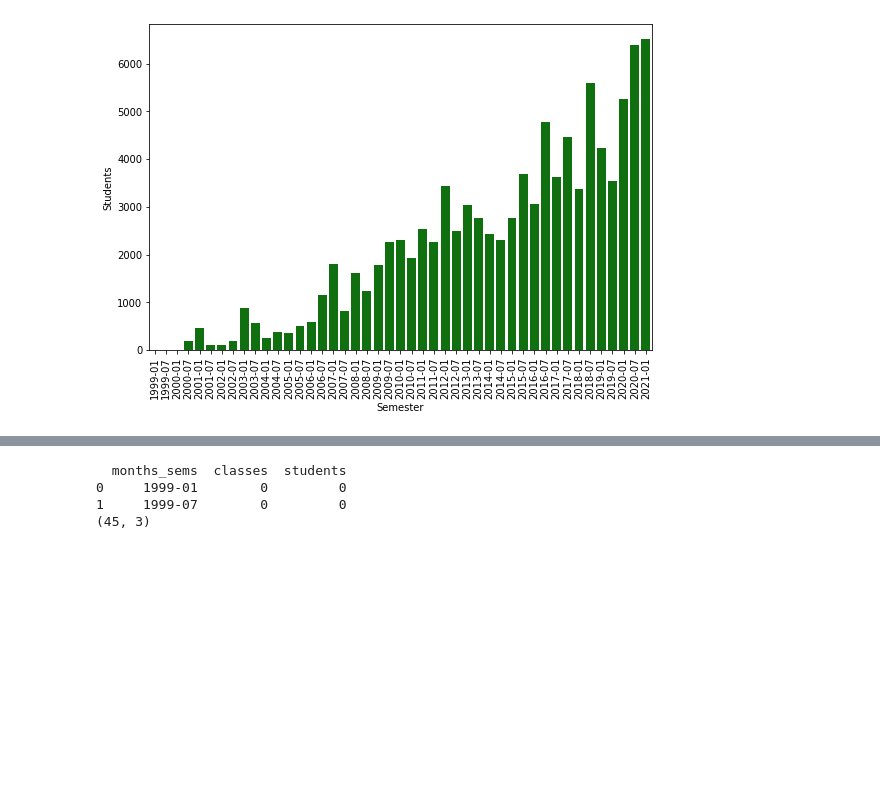
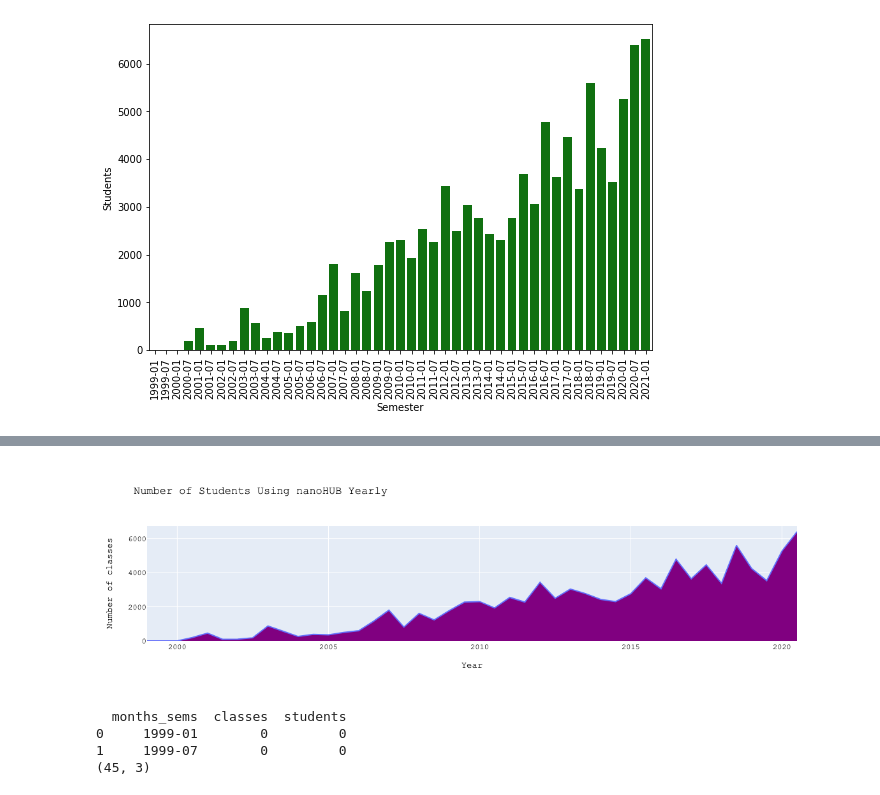
Before and after one commit to saxenap/nanohub, a Jupyter notebook: nanoHUB/pipeline/plotting/classclust_semester_participants.ipynb, the cells around one changed output, grey strips where cells are left out. Cells and saved outputs as stored; diff of their text form; code cells hidden in the pictures; blank space fills up the shorter version.

```diff
--- a/nanoHUB/pipeline/plotting/classclust_semester_participants.ipynb
+++ b/nanoHUB/pipeline/plotting/classclust_semester_participants.ipynb
@@ -255,3 +332,25 @@ s_df_bar['students'] = students_count_plot
+# %%
+x = months_sems_plot
+plot2 = px.Figure()
+plot2.add_trace(px.Scatter(
+    name = 'Classes',
+    x = x,
+    y = students_count_plot,
+    stackgroup='one',
+    fillcolor = 'purple'
+   ))
+plot2.update_layout(
+    title = "Number of Students Using nanoHUB Yearly",
+    font_family="Courier New",
+    xaxis_title = 'Year',
+    yaxis_title = 'Number of classes',
+    font_color="black",
+    title_font_color="black",
+    legend_title_font_color="green"
+)
+plot2.show()
+# %% [output]
+[figure, added]
 # %%
 print(s_df_bar.head(2))
 print(s_df_bar.shape)
```
Also changed, not shown: parts of 17 cells of this notebook.
